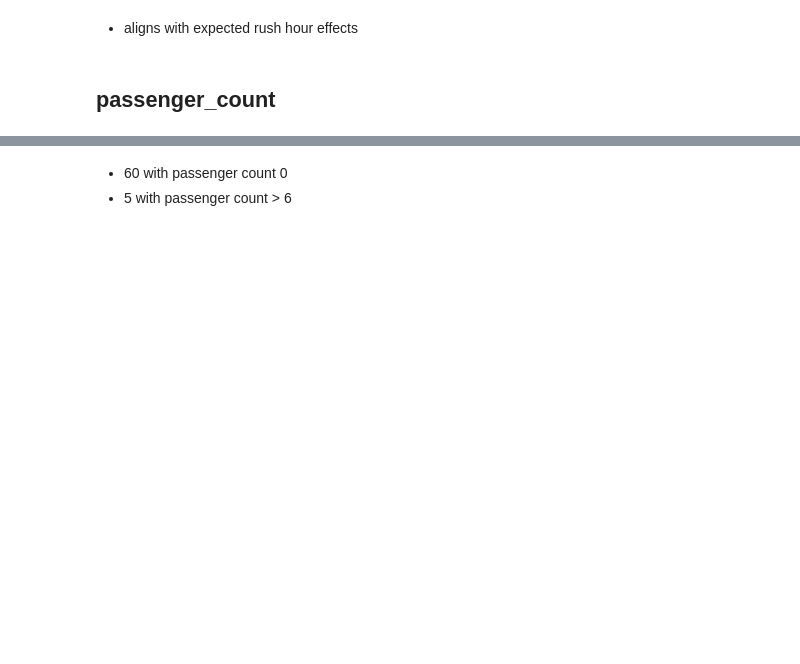
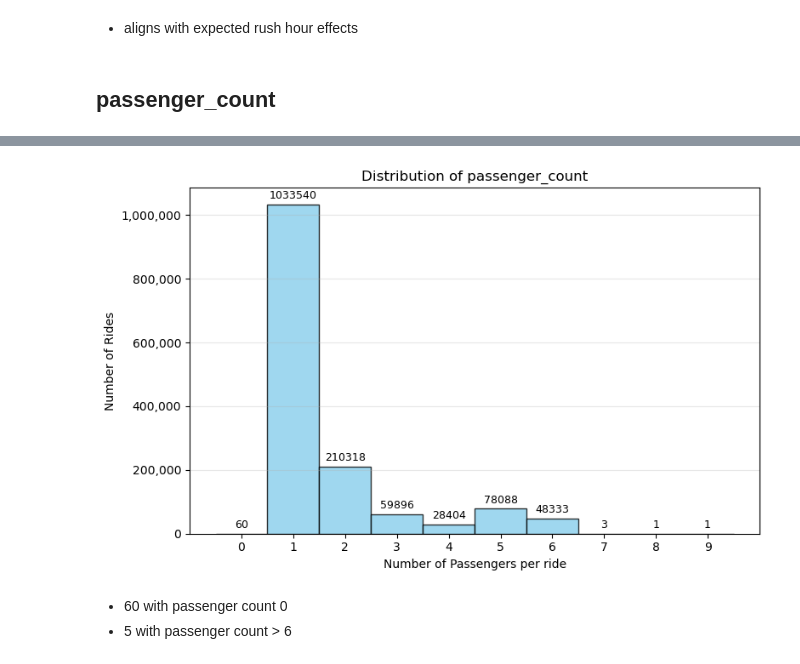
Before and after one commit to Wendo99/NYC-Taxi-Trip-Duration, a Jupyter notebook: notebooks/taxi.ipynb, the cells around one changed output, grey strips where cells are left out. Cells and saved outputs as stored; diff of their text form; code cells hidden in the pictures; blank space fills up the shorter version.

```diff
--- a/notebooks/taxi.ipynb
+++ b/notebooks/taxi.ipynb
@@ -71,3 +103,9 @@ print(taxi_df['passenger_count'].value_counts().sort_index())
+# %%
+pc = taxi['passenger_count'].dropna().astype(int)
+
+plot_passenger_counts(pc)
+# %% [output]
+[figure, added]
 # %% [markdown]
 - 60 with passenger count 0
 - 5 with passenger count > 6
```
Also changed, not shown: parts of 22 cells of this notebook, 34 other files.
